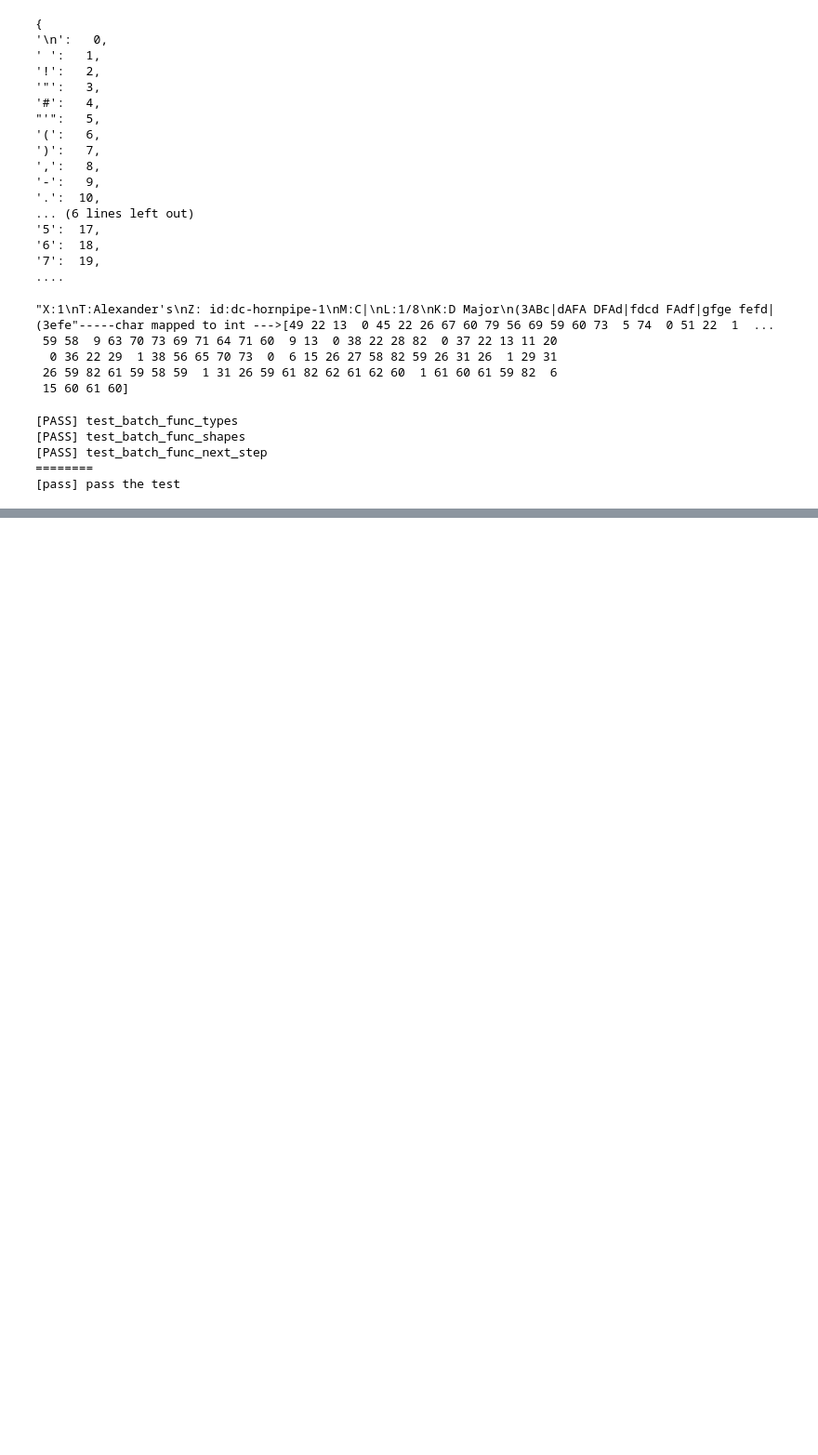
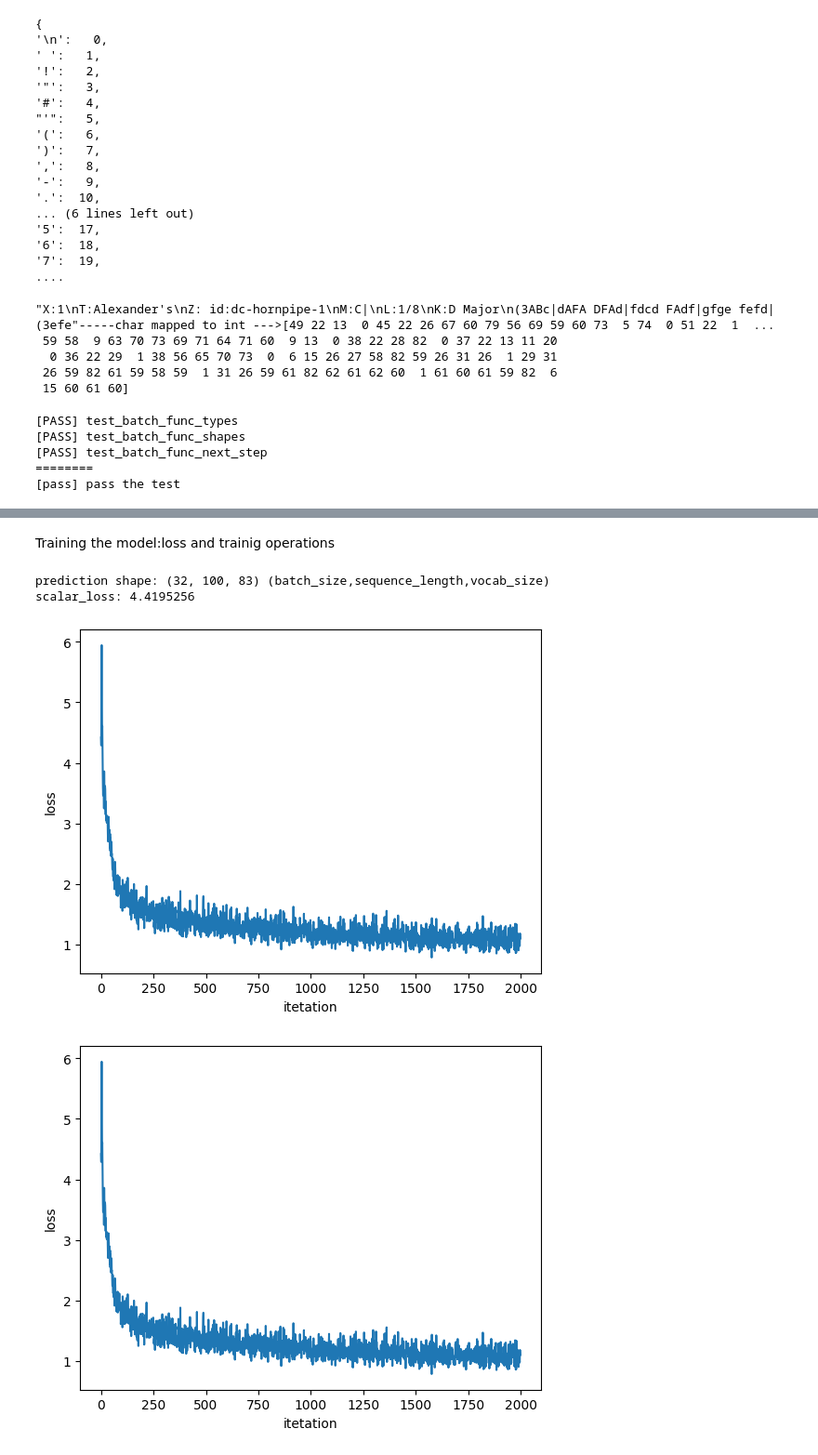
Before and after one commit to ashutoshark/DeepLearning, a Jupyter notebook: musicGeneration/music_generation.ipynb, the cells around one changed output, grey strips where cells are left out. Shown: that part at 93% size. Cells and saved outputs as stored; diff of their text form; code cells hidden in the pictures; blank space fills up the shorter version.

```diff
--- a/musicGeneration/music_generation.ipynb
+++ b/musicGeneration/music_generation.ipynb
@@ -145,0 +244,17 @@ else:
+# %% [markdown]
+Training the model:loss and trainig operations
+# %%
+# defing the loss function
+# # define the loss function to compute and return the loss between
+# #the tur lables and predictions(logits).set the argument from_logits=True
+def compute_loss(labels,logits):
+    loss=tf.keras.losses.sparse_categorical_crossentropy(labels,logits,from_logits=True)
+    return loss
+# compute the loss using the true next char form the example batch
+example_batch_loss=compute_loss(y,pred)
+
+print("prediction shape:",pred.shape,"(batch_size,sequence_length,vocab_size)")
+print("scalar_loss:",example_batch_loss.numpy().mean())
+# %% [output]
+prediction shape: (32, 100, 83) (batch_size,sequence_length,vocab_size)
+scalar_loss: 4.4195256
@@ -145,0 +277,45 @@ else:
+# %%
+# define optimizer and training operation
+# todo: instaintiate a new model for training using the build_model
+# function and the hyperparameters created above
+model=build_model(vocab_size,embedding_dim,rnn_units,batch_size)
+# Try using adam optimizer to start
+optimizer=tf.keras.optimizers.Adam(learning_rate)
+@tf.function
+
+def train_step(x,y):
+    with tf.GradientTape() as tape:
+    # use gradient tape
+    # todo:feed th current input to the model and generate the prediction
+          y_hat=model(x)
+    # compute the loss
+          loss=compute_loss(y,y_hat)
+    # now compute the gradient
+    # we want the gradinet of the loss with respect to all the model parameter
+    grads=tape.gradient(loss,model.trainable_variables)
+    # apply the gradient to the optimizer so it can update the model accordingly
+    optimizer.apply_gradients(zip(grads,model.trainable_variables))
+    return loss
+# %%
+# Begine Training
+history=[]
+plotter=mdl.util.PeriodicPlotter(sec=2,xlabel="itetation",ylabel="loss")
+if hasattr(tqdm,'_instances'):tqdm._instances.clear()
+for iter in tqdm(range(num_training_iteration)):
+    # grabe a batch and propagate through the network
+    x_batch,y_batch=get_batch(vectorized_songs,seq_lenght,batch_size)
+    loss=train_step(x_batch,y_batch)
+
+    # upadate the progress bar
+    history.append(loss.numpy().mean())
+    plotter.plot(history)
+
+    # update the model with changes weights
+    if iter %100==0:
+        model.save_weights(Checkpoint_prefix)
+
+# save the trained model and the weights
+model.save_weights(Checkpoint_prefix)
+# %% [output]
+[figure, added]
+[figure, added]
```
Also changed, not shown: parts of 15 cells of this notebook, 3 other files.
